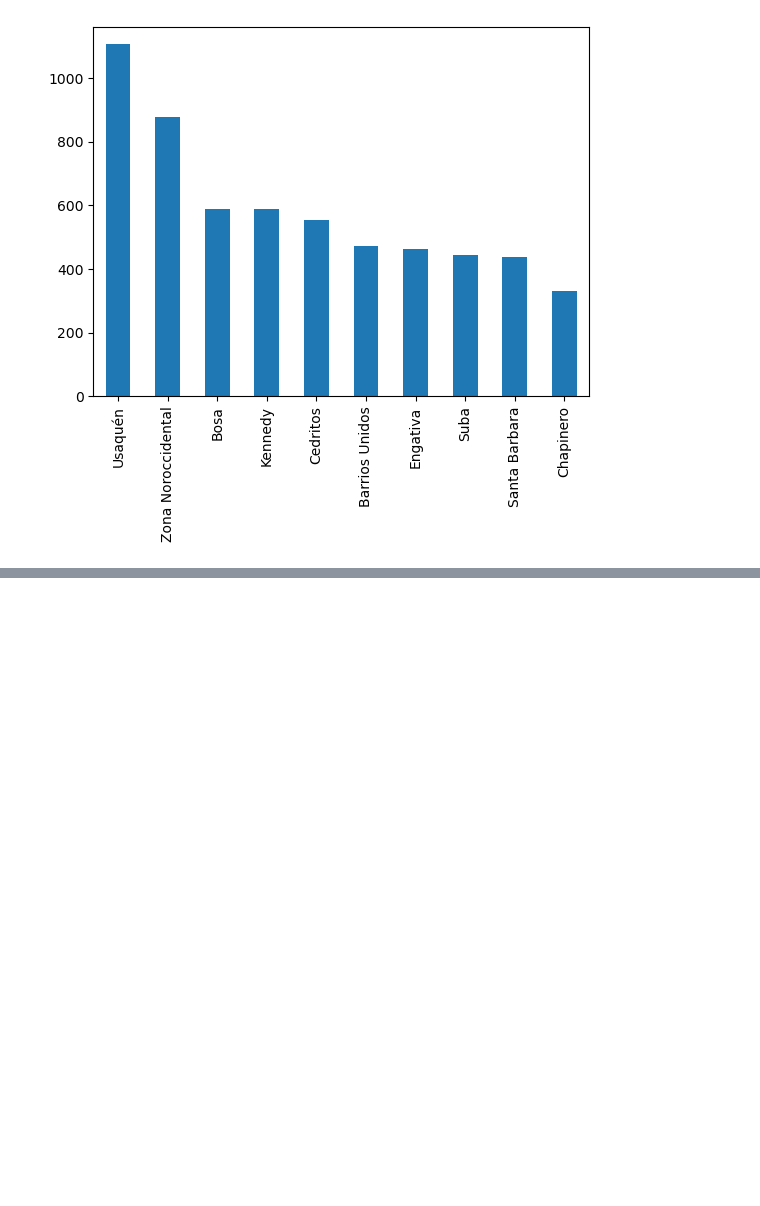
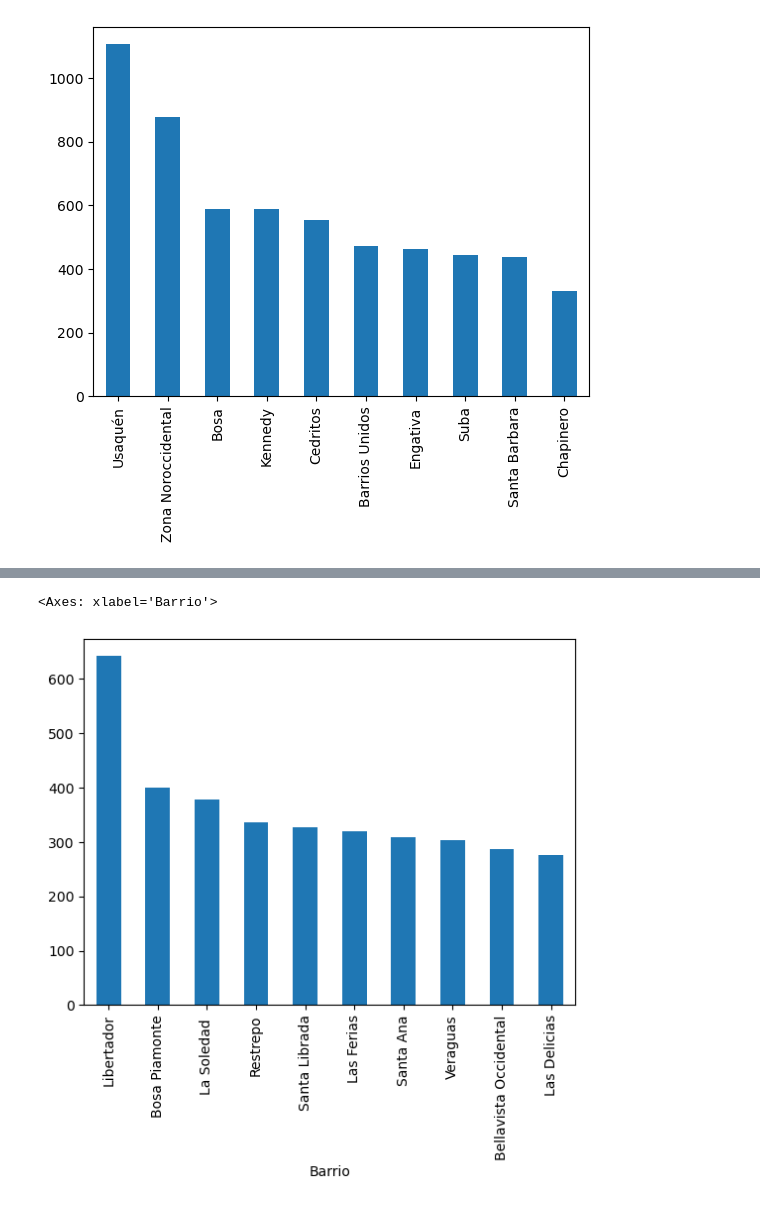
Before and after one commit to LMmansilla/Inmersion_Datos_Alura, a Jupyter notebook: Inmersion_Datos_Alura.ipynb, the cells around one changed output, grey strips where cells are left out. Cells and saved outputs as stored; diff of their text form; code cells hidden in the pictures; blank space fills up the shorter version.

Commit message:
Se analiza el Top 10 del promedio de área de todos los inmuebles por barrio

```diff
--- a/Inmersion_Datos_Alura.ipynb
+++ b/Inmersion_Datos_Alura.ipynb
@@ -218,0 +312,11 @@ inmuebles_barrio.head(10).plot.bar()
+# %%
+# Se realiza la limpieza de los outliers
+
+
+# Crear una máscara booleana basada en la condición
+condicion = inmuebles['Area'] < 10000
+
+# Aplicar la máscara al DataFrame para filtrar las filas
+inmuebles_ref = inmuebles[condicion]
+
+inmuebles_ref.sort_values(by= 'Area', ascending=False).head(10)
@@ -218,0 +335,6 @@ inmuebles_barrio.head(10).plot.bar()
+# %%
+promedio_area_por_barrio = inmuebles_ref.groupby('Barrio')['Area'].mean().sort_values(ascending=False)
+promedio_area_por_barrio.head(10).plot.bar()
+# %% [output]
+<Axes: xlabel='Barrio'>
+[figure, added]
```
Also changed, not shown: parts of 33 cells of this notebook.
